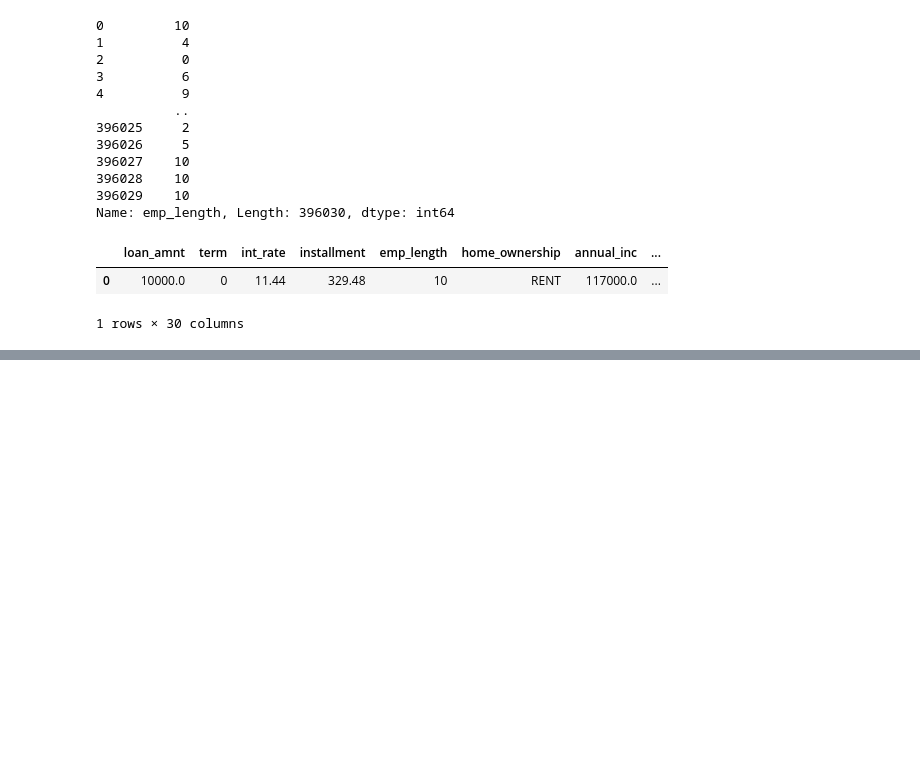
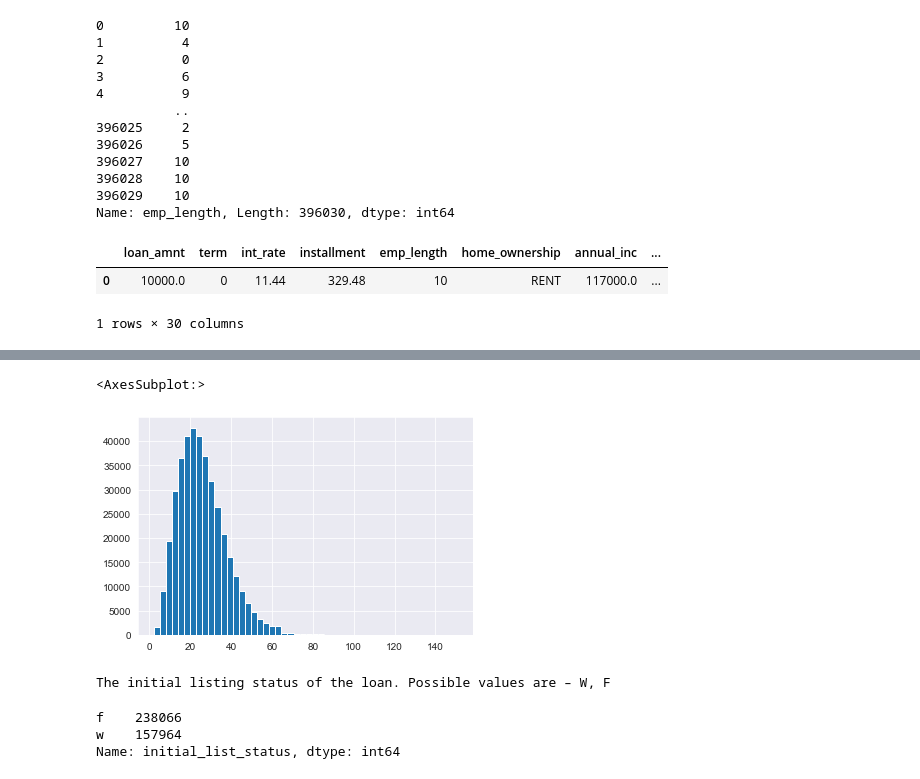
Before and after one commit to fgias/ds-ml-udemy, a Jupyter notebook: 21-Deep Learning/03-Keras-Project-Exercise-Solo.ipynb, the cells around one changed output, grey strips where cells are left out. Saved outputs shown, nothing was run; the diff lists cells and outputs as text; code cells hidden in the pictures; blank space fills up the shorter version.

```diff
--- a/21-Deep Learning/03-Keras-Project-Exercise-Solo.ipynb
+++ b/21-Deep Learning/03-Keras-Project-Exercise-Solo.ipynb
@@ -261,0 +501,15 @@ df.head(1)
+# %%
+df['total_acc'].hist(bins=50)
+# %% [output]
+<AxesSubplot:>
+[figure, added]
+# %%
+feat_info('initial_list_status')
+# %% [output]
+The initial listing status of the loan. Possible values are – W, F
+# %%
+df['initial_list_status'].value_counts()
+# %% [output]
+f    238066
+w    157964
+Name: initial_list_status, dtype: int64
```
Also changed, not shown: parts of 70 cells of this notebook.
